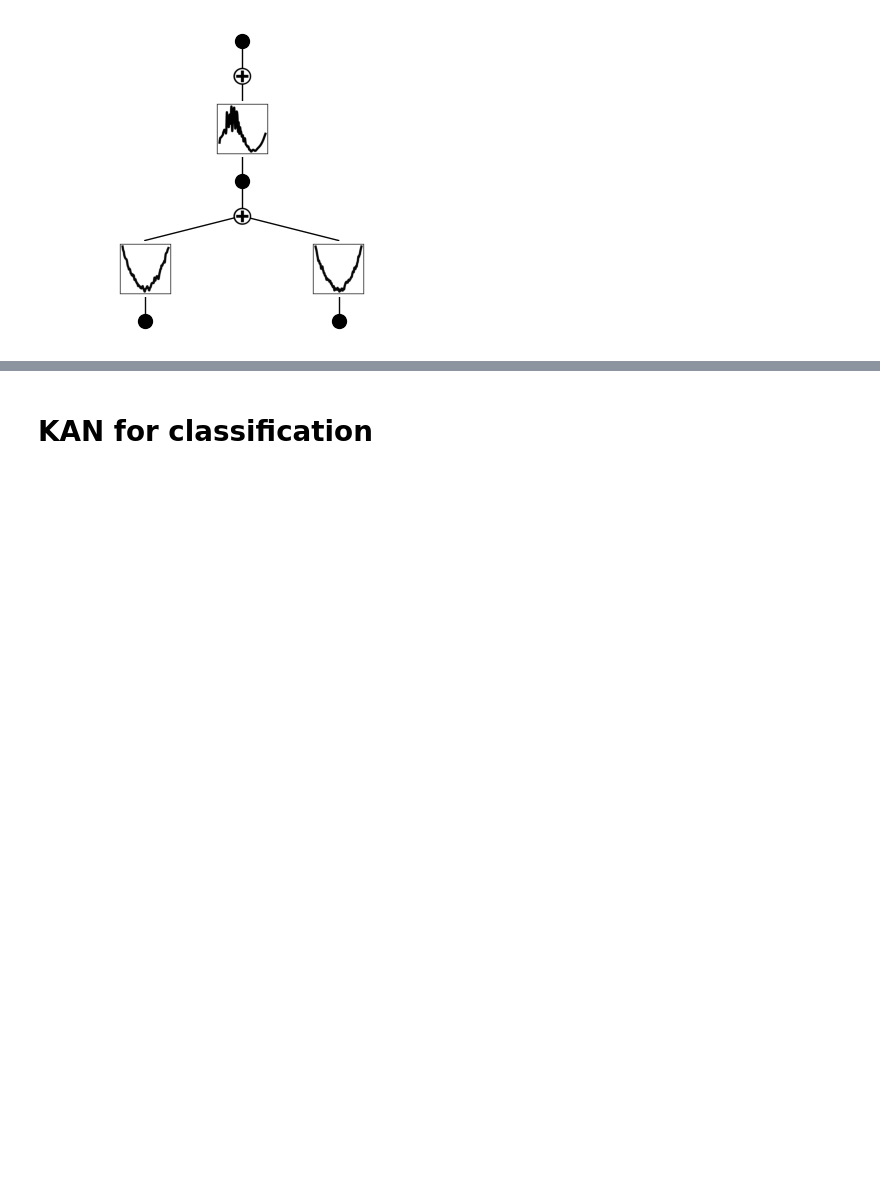
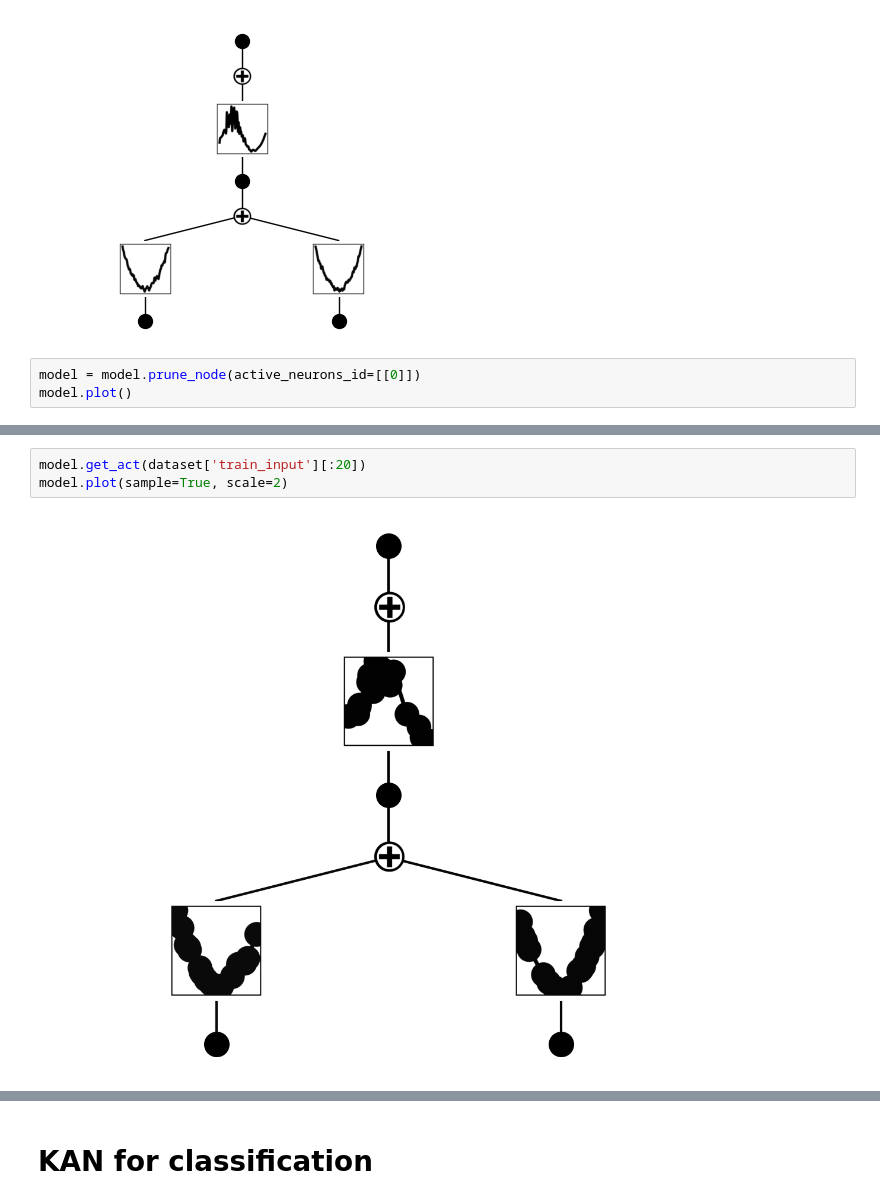
Before and after one commit to TAUforPython/machinelearning, a Jupyter notebook: NN KAN timeseries.ipynb, the cells around one changed output, grey strips where cells are left out. Cells and saved outputs as stored; diff of their text form; blank space fills up the shorter version.

```diff
--- a/NN KAN timeseries.ipynb
+++ b/NN KAN timeseries.ipynb
@@ -625,3 +635,6 @@ saving model version 0.14
 model.plot()
 # %% [output]
 [figure]
+# %%
+model = model.prune_node(active_neurons_id=[[0]])
+model.plot()
@@ -627,0 +644,5 @@ model.plot()
+# %%
+model.get_act(dataset['train_input'][:20])
+model.plot(sample=True, scale=2)
+# %% [output]
+[figure, added]
```
Also changed, not shown: parts of 7 cells of this notebook.
